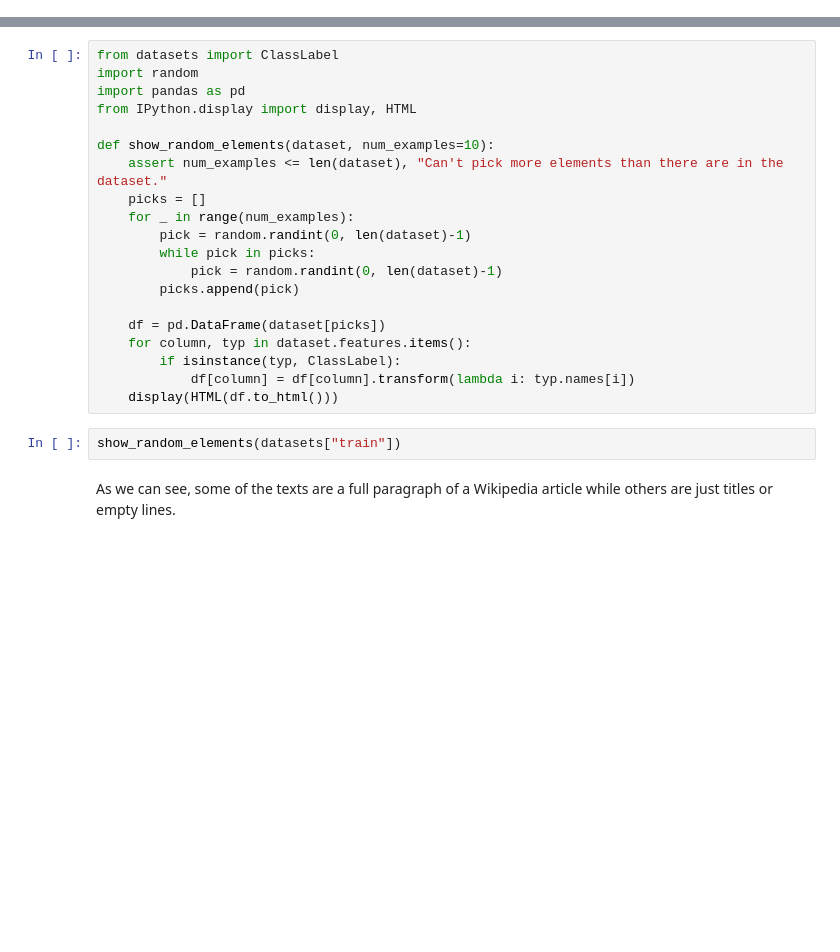
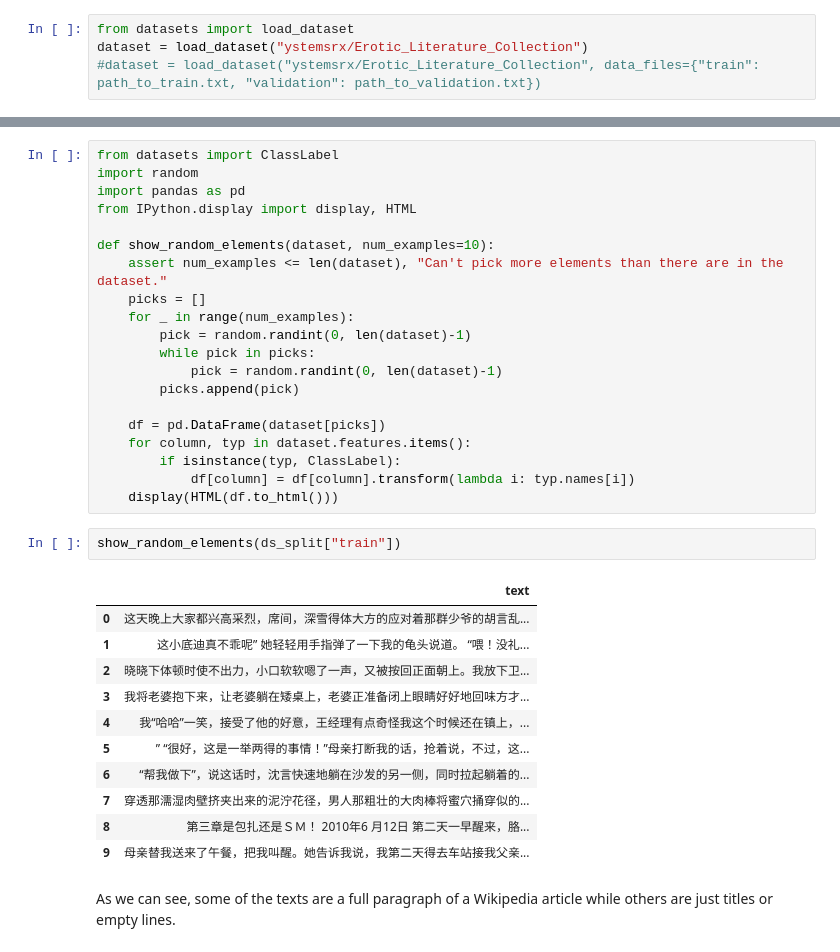
Before and after one commit to XinChenQC/AI-learn, a Jupyter notebook: language_modeling_from_scratch.ipynb, the cells around one changed output, grey strips where cells are left out. Drawn from its saved outputs; the diff is of its cells as text; blank space fills up the shorter version.

```diff
--- a/language_modeling_from_scratch.ipynb
+++ b/language_modeling_from_scratch.ipynb
@@ -77,0 +69,4 @@ Please note that authentication is recommended but still optional to access publ
+# %%
+from datasets import load_dataset
+dataset = load_dataset("ystemsrx/Erotic_Literature_Collection")
+#dataset = load_dataset("ystemsrx/Erotic_Literature_Collection", data_files={"train": path_to_train.txt, "validation": path_to_validation.txt})
@@ -110,7 +178,19 @@ def show_random_elements(dataset, num_examples=10):
             df[column] = df[column].transform(lambda i: typ.names[i])
     display(HTML(df.to_html()))
 # %%
-show_random_elements(datasets["train"])
+show_random_elements(ds_split["train"])
+# %% [output]
+|  | text |
+| 0 | 这天晚上大家都兴高采烈，席间，深雪得体大方的应对着那群少爷的胡言乱... |
+| 1 | 这小底迪真不乖呢” 她轻轻用手指弹了一下我的龟头说道。 “喂！没礼... |
+| 2 | 晓晓下体顿时使不出力，小口软软嗯了一声，又被按回正面朝上。我放下卫... |
+| 3 | 我将老婆抱下来，让老婆躺在矮桌上，老婆正准备闭上眼睛好好地回味方才... |
+| 4 | 我“哈哈”一笑，接受了他的好意，王经理有点奇怪我这个时候还在镇上，... |
+| 5 | ” “很好，这是一举两得的事情！”母亲打断我的话，抢着说，不过，这... |
+| 6 | “帮我做下”，说这话时，沈言快速地躺在沙发的另一侧，同时拉起躺着的... |
+| 7 | 穿透那濡湿肉壁挤夹出来的泥泞花径，男人那粗壮的大肉棒将蜜穴捅穿似的... |
+| 8 | 第三章是包扎还是ＳＭ！ 2010年6 月12日 第二天一早醒来，胳... |
+| 9 | 母亲替我送来了午餐，把我叫醒。她告诉我说，我第二天得去车站接我父亲... |
 # %% [markdown]
 As we can see, some of the texts are a full paragraph of a Wikipedia article while others are just titles or empty lines.
 # %% [markdown]
```
Also changed, not shown: parts of 17 cells of this notebook.
